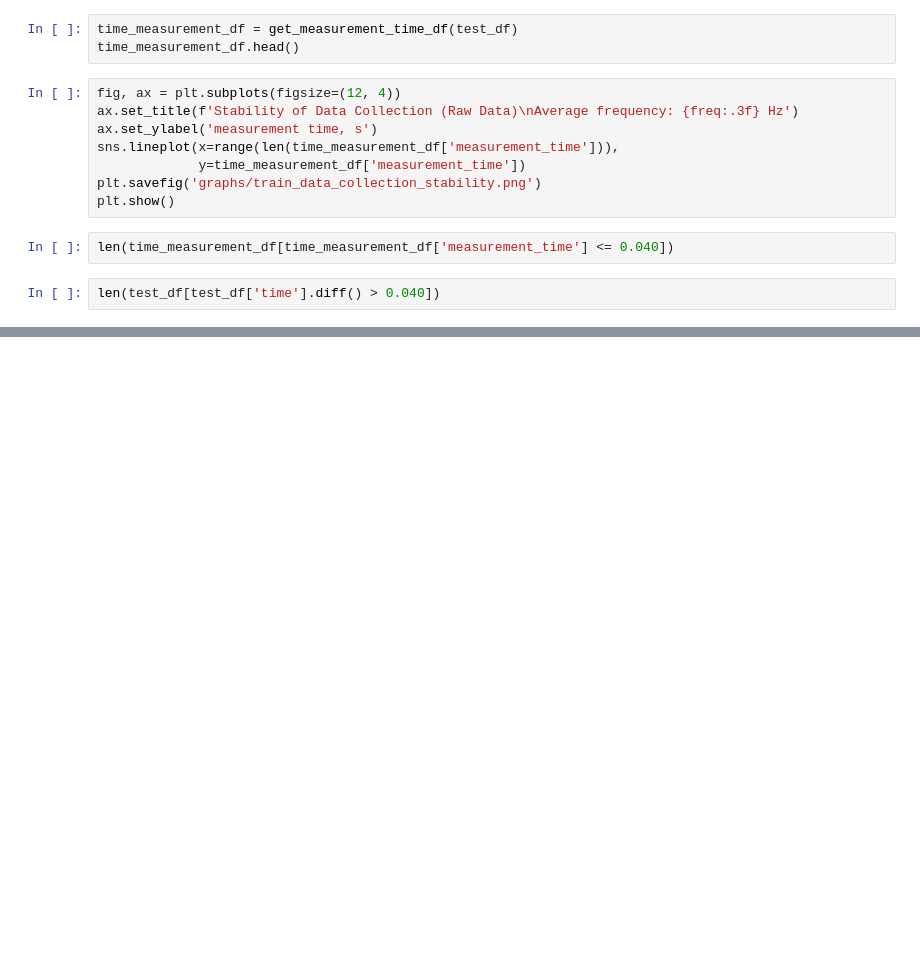
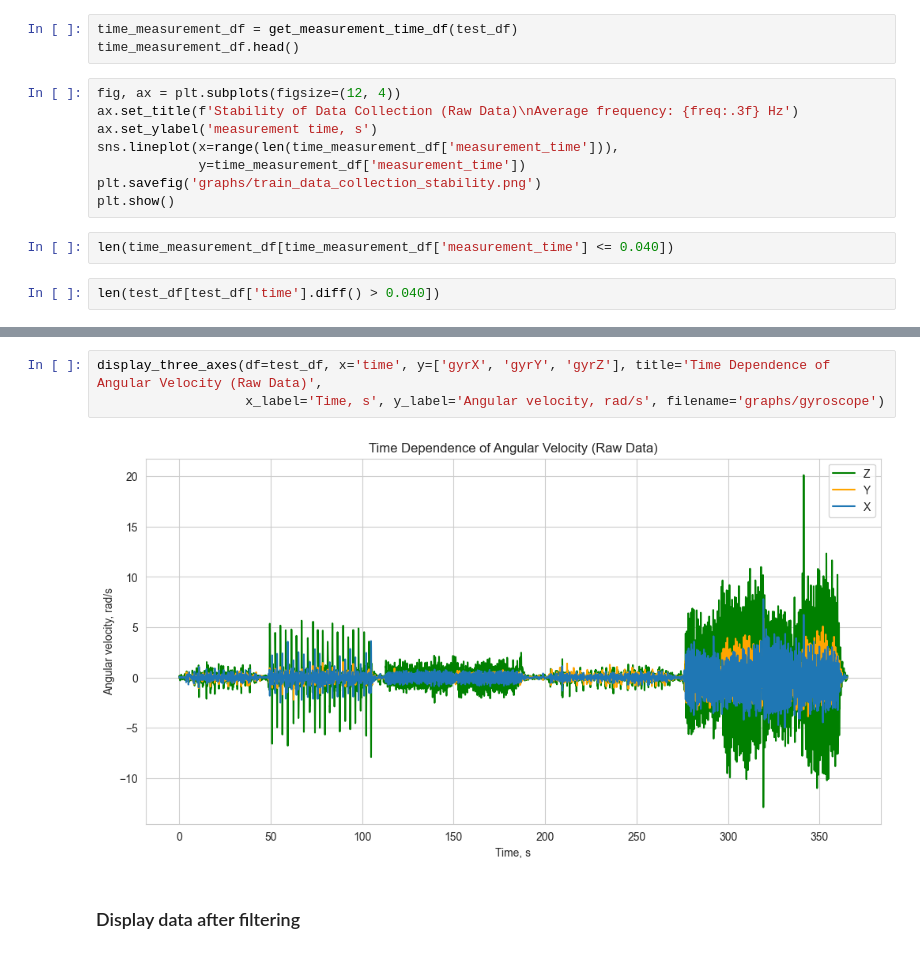
Before and after one commit to Mykhailo20/DS_Bootcamp_2023, a Jupyter notebook: Homework_5/Physical_Activity_Analysis/Features.ipynb, the cells around one changed output, grey strips where cells are left out. Drawn from its saved outputs; the diff is of its cells as text; blank space fills up the shorter version.

```diff
--- a/Homework_5/Physical_Activity_Analysis/Features.ipynb
+++ b/Homework_5/Physical_Activity_Analysis/Features.ipynb
@@ -749,0 +714,7 @@ len(test_df[test_df['time'].diff() > 0.040])
+# %%
+display_three_axes(df=test_df, x='time', y=['gyrX', 'gyrY', 'gyrZ'], title='Time Dependence of Angular Velocity (Raw Data)',
+                   x_label='Time, s', y_label='Angular velocity, rad/s', filename='graphs/gyroscope')
+# %% [output]
+[figure, added]
+# %% [markdown]
+### Display data after filtering
```
Also changed, not shown: parts of 40 cells of this notebook, 1 other file.
